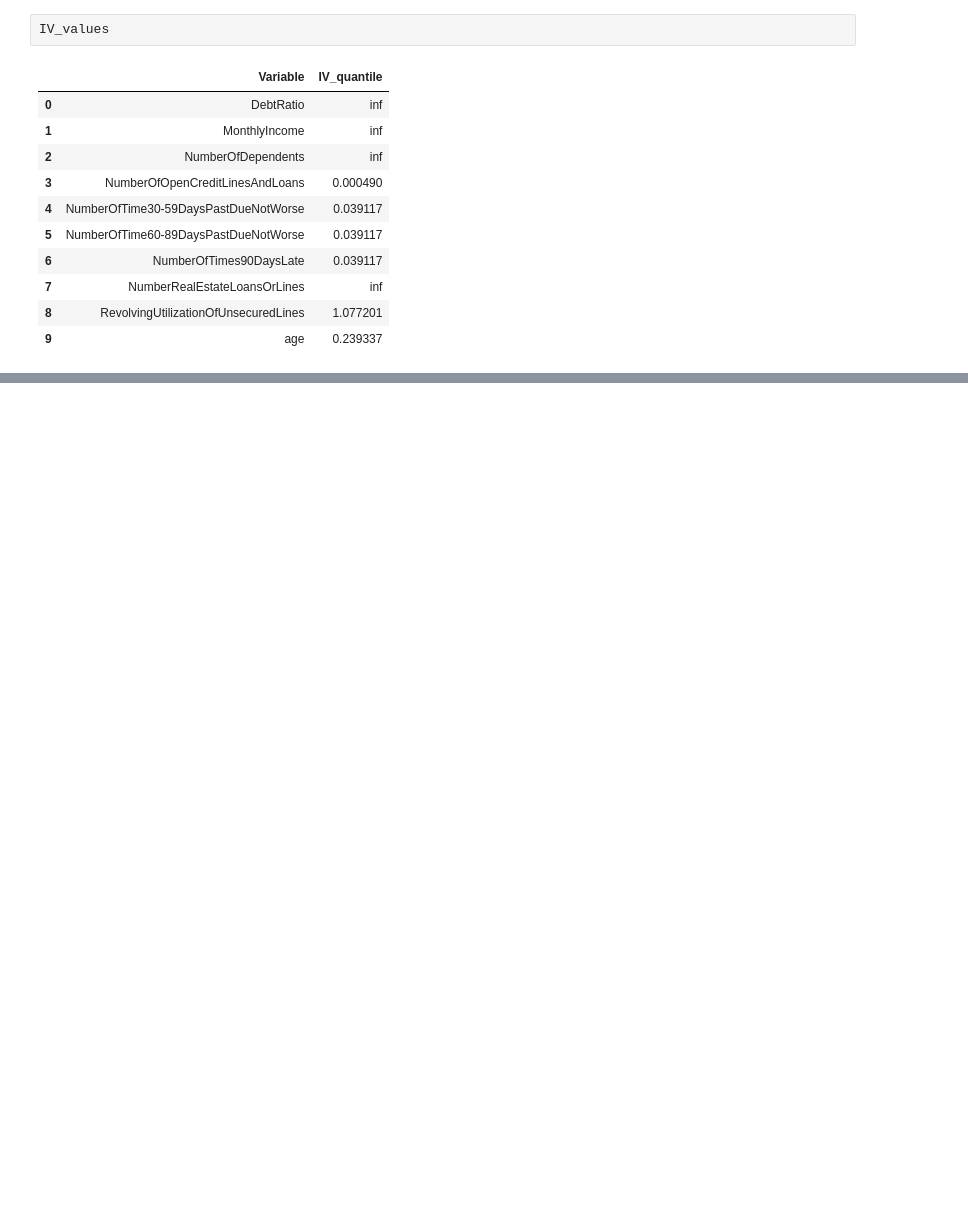
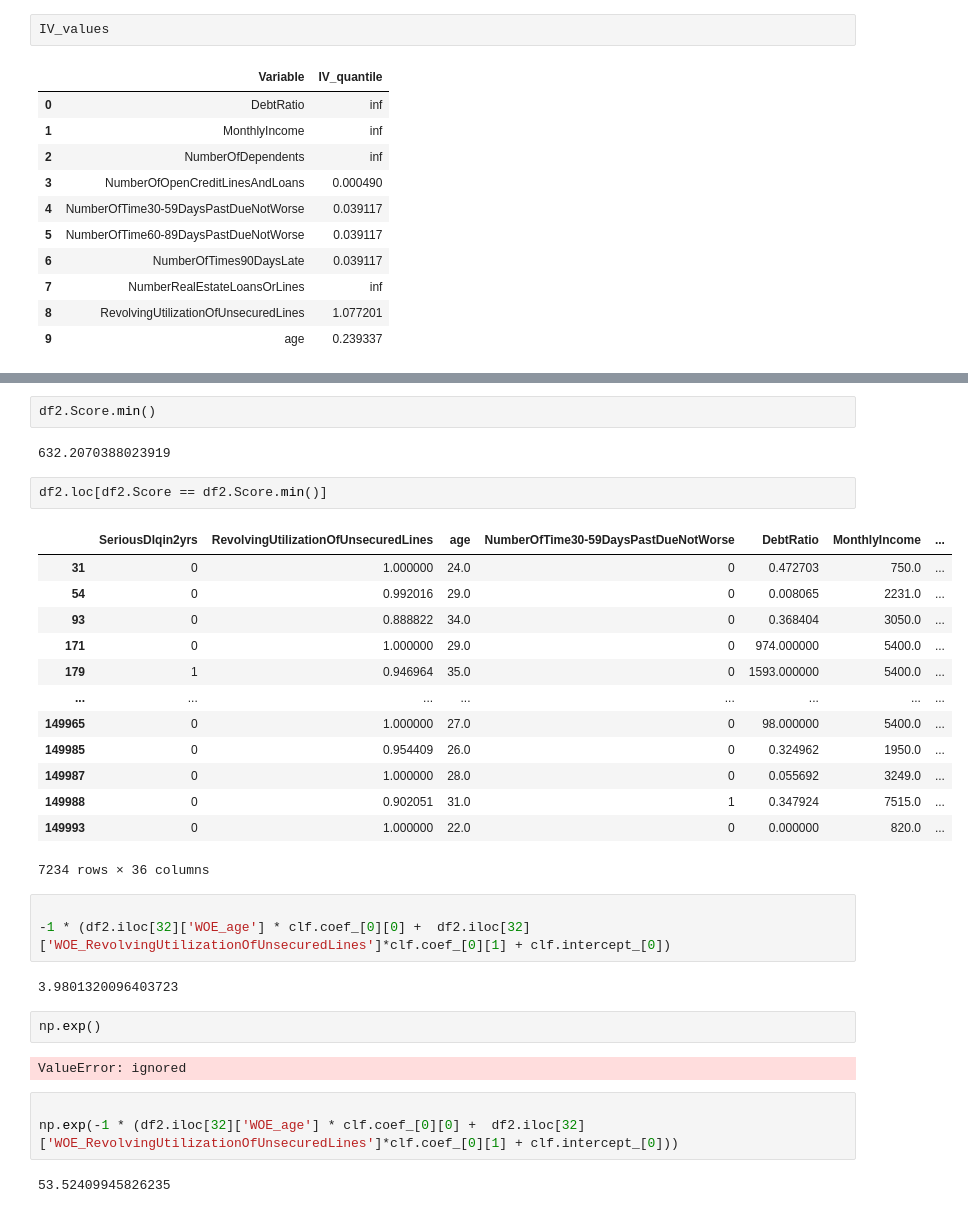
Before and after one commit to TarunMadan93/CreditScorecard, a Jupyter notebook: credit_scorecard_devlopment.ipynb, the cells around one changed output, grey strips where cells are left out. Saved outputs shown, nothing was run; the diff lists cells and outputs as text; blank space fills up the shorter version.

```diff
--- a/credit_scorecard_devlopment.ipynb
+++ b/credit_scorecard_devlopment.ipynb
@@ -388,0 +604,34 @@ IV_values
+# %%
+df2.Score.min()
+# %% [output]
+632.2070388023919
+# %%
+df2.loc[df2.Score == df2.Score.min()]
+# %% [output]
+|  | SeriousDlqin2yrs | RevolvingUtilizationOfUnsecuredLines | age | NumberOfTime30-59DaysPastDueNotWorse | DebtRatio | MonthlyIncome | ... |
+| 31 | 0 | 1.000000 | 24.0 | 0 | 0.472703 | 750.0 | ... |
+| 54 | 0 | 0.992016 | 29.0 | 0 | 0.008065 | 2231.0 | ... |
+| 93 | 0 | 0.888822 | 34.0 | 0 | 0.368404 | 3050.0 | ... |
+| 171 | 0 | 1.000000 | 29.0 | 0 | 974.000000 | 5400.0 | ... |
+| 179 | 1 | 0.946964 | 35.0 | 0 | 1593.000000 | 5400.0 | ... |
+| ... | ... | ... | ... | ... | ... | ... | ... |
+| 149965 | 0 | 1.000000 | 27.0 | 0 | 98.000000 | 5400.0 | ... |
+| 149985 | 0 | 0.954409 | 26.0 | 0 | 0.324962 | 1950.0 | ... |
+| 149987 | 0 | 1.000000 | 28.0 | 0 | 0.055692 | 3249.0 | ... |
+| 149988 | 0 | 0.902051 | 31.0 | 1 | 0.347924 | 7515.0 | ... |
+| 149993 | 0 | 1.000000 | 22.0 | 0 | 0.000000 | 820.0 | ... |
+7234 rows × 36 columns
+# %%
+
+-1 * (df2.iloc[32]['WOE_age'] * clf.coef_[0][0] +  df2.iloc[32]['WOE_RevolvingUtilizationOfUnsecuredLines']*clf.coef_[0][1] + clf.intercept_[0])
+# %% [output]
+3.9801320096403723
+# %%
+np.exp()
+# %% [output]
+ValueError: ignored
+# %%
+
+np.exp(-1 * (df2.iloc[32]['WOE_age'] * clf.coef_[0][0] +  df2.iloc[32]['WOE_RevolvingUtilizationOfUnsecuredLines']*clf.coef_[0][1] + clf.intercept_[0]))
+# %% [output]
+53.52409945826235
```
Also changed, not shown: parts of 40 cells of this notebook.
